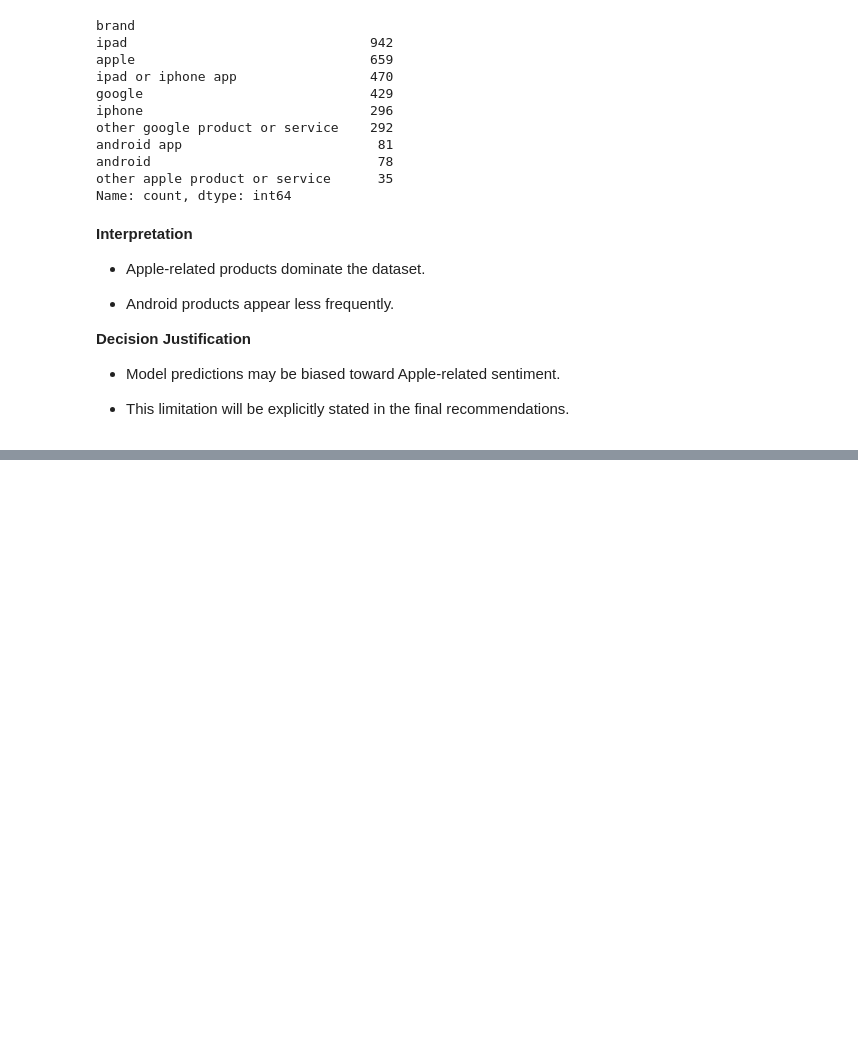
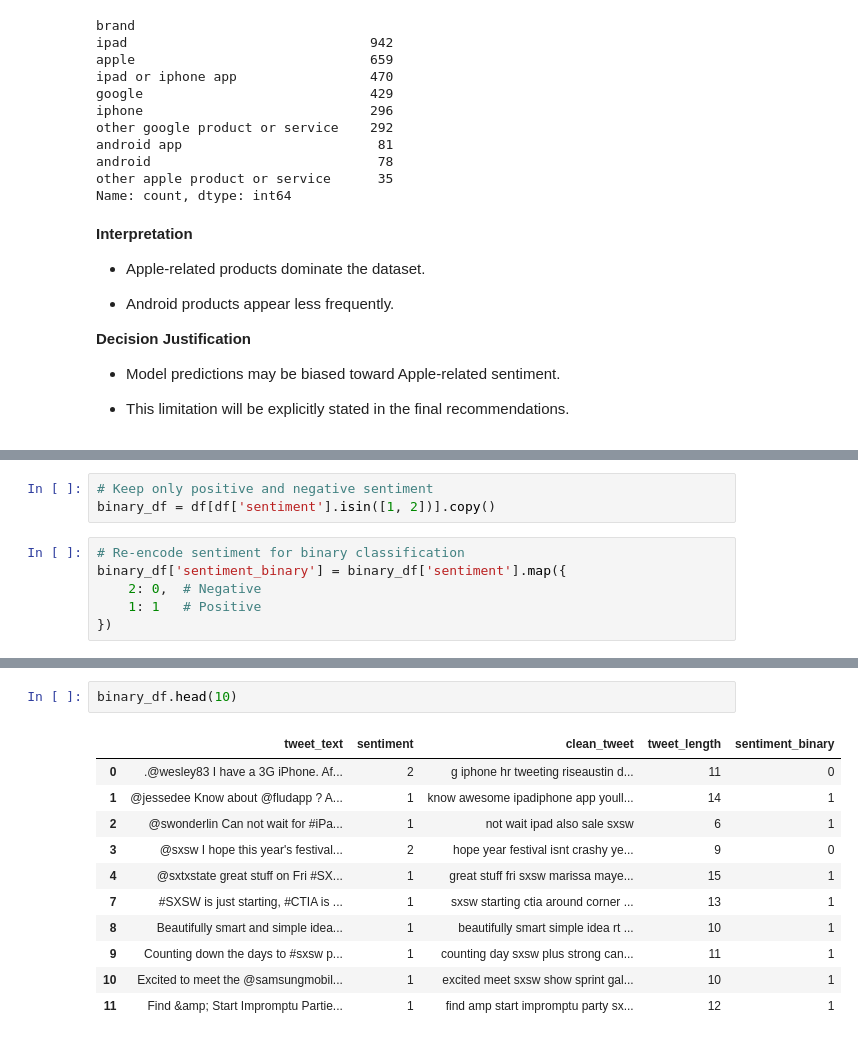
Before and after one commit to sheillamacharia/twitter_brand_sentiment_nlp, a Jupyter notebook: Notebooks/Sheila.ipynb, the cells around one changed output, grey strips where cells are left out. Cells and saved outputs as stored; diff of their text form; blank space fills up the shorter version.

```diff
--- a/Notebooks/Sheila.ipynb
+++ b/Notebooks/Sheila.ipynb
@@ -513,0 +627,9 @@ Name: count, dtype: int64
+# %%
+# Keep only positive and negative sentiment
+binary_df = df[df['sentiment'].isin([1, 2])].copy()
+# %%
+# Re-encode sentiment for binary classification
+binary_df['sentiment_binary'] = binary_df['sentiment'].map({
+    2: 0,  # Negative
+    1: 1   # Positive
+})
@@ -513,0 +644,14 @@ Name: count, dtype: int64
+# %%
+binary_df.head(10)
+# %% [output]
+|  | tweet_text | sentiment | clean_tweet | tweet_length | sentiment_binary |
+| 0 | .@wesley83 I have a 3G iPhone. Af... | 2 | g iphone hr tweeting riseaustin d... | 11 | 0 |
+| 1 | @jessedee Know about @fludapp ? A... | 1 | know awesome ipadiphone app youll... | 14 | 1 |
+| 2 | @swonderlin Can not wait for #iPa... | 1 | not wait ipad also sale sxsw | 6 | 1 |
+| 3 | @sxsw I hope this year's festival... | 2 | hope year festival isnt crashy ye... | 9 | 0 |
+| 4 | @sxtxstate great stuff on Fri #SX... | 1 | great stuff fri sxsw marissa maye... | 15 | 1 |
+| 7 | #SXSW is just starting, #CTIA is ... | 1 | sxsw starting ctia around corner ... | 13 | 1 |
+| 8 | Beautifully smart and simple idea... | 1 | beautifully smart simple idea rt ... | 10 | 1 |
+| 9 | Counting down the days to #sxsw p... | 1 | counting day sxsw plus strong can... | 11 | 1 |
+| 10 | Excited to meet the @samsungmobil... | 1 | excited meet sxsw show sprint gal... | 10 | 1 |
+| 11 | Find &amp; Start Impromptu Partie... | 1 | find amp start impromptu party sx... | 12 | 1 |
```
Also changed, not shown: parts of 21 cells of this notebook, 1 other file.
